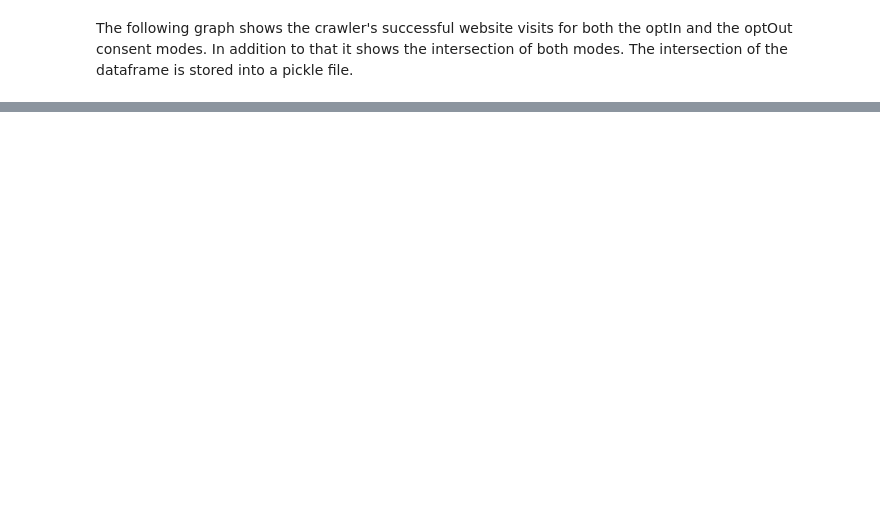
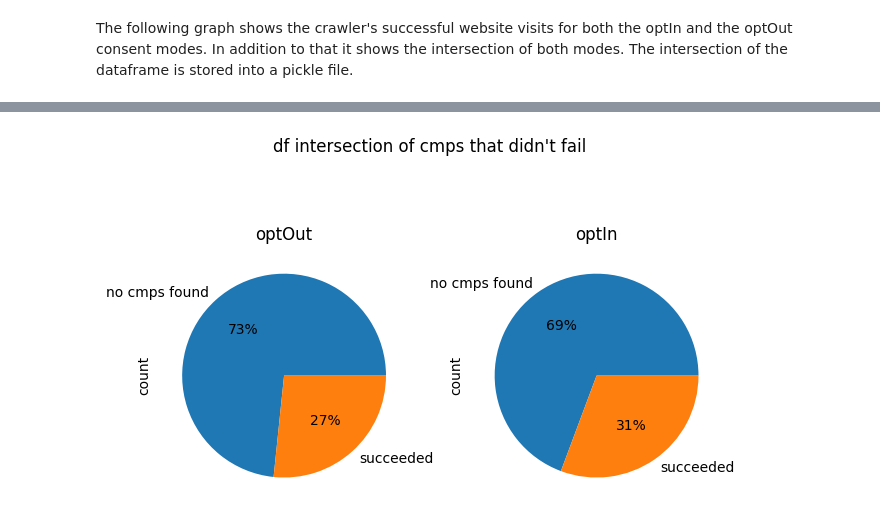
Before and after one commit to woutgit/sendBeacon-crawler, a Jupyter notebook: analysis/load_dataframe.ipynb, the cells around one changed output, grey strips where cells are left out. Drawn from its saved outputs; the diff is of its cells as text; code cells hidden in the pictures; blank space fills up the shorter version.

```diff
--- a/analysis/load_dataframe.ipynb
+++ b/analysis/load_dataframe.ipynb
@@ -64,0 +80,20 @@ plt.show()
+# %%
+
+df_optIn_cmps_ignore_fails = df_optIn[df_optIn['cmps'] != "cmps failed"]
+df_optOut_cmps_ignore_fails = df_optOut[df_optOut['cmps'] != "cmps failed"]
+
+val = np.intersect1d(df_optIn_cmps_ignore_fails['initialUrl'], df_optOut_cmps_ignore_fails['initialUrl'])
+df_intersection_cmps_ignore_fails = df[df['initialUrl'].isin(val)]
+df_intersection_cmps_ignore_fails.to_pickle('data/intersection_cmps_succeeded.pkl')
+
+fig, axis = plt.subplots(1, 2)
+fig.suptitle("df intersection of cmps that didn't fail")
+fig.tight_layout()
+
+values = df_intersection_cmps_ignore_fails.groupby('autoconsent_action').cmps.value_counts()
+values['optOut'].plot(kind='pie', autopct='%.0f%%', title='optOut', ax=axis[0])
+values['optIn'].plot(kind='pie', autopct='%.0f%%', title='optIn', ax=axis[1])
+
+plt.show()
+# %% [output]
+[figure, added]
```
Also changed, not shown: parts of 5 cells of this notebook, 12 other files.
